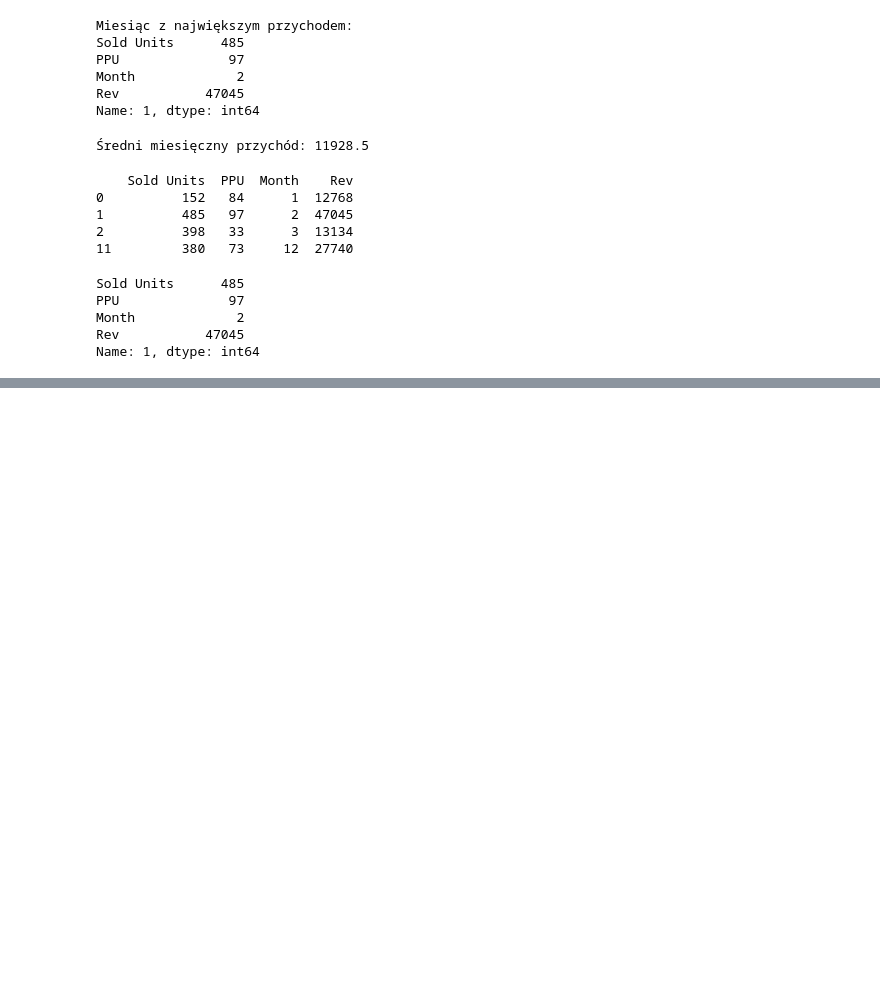
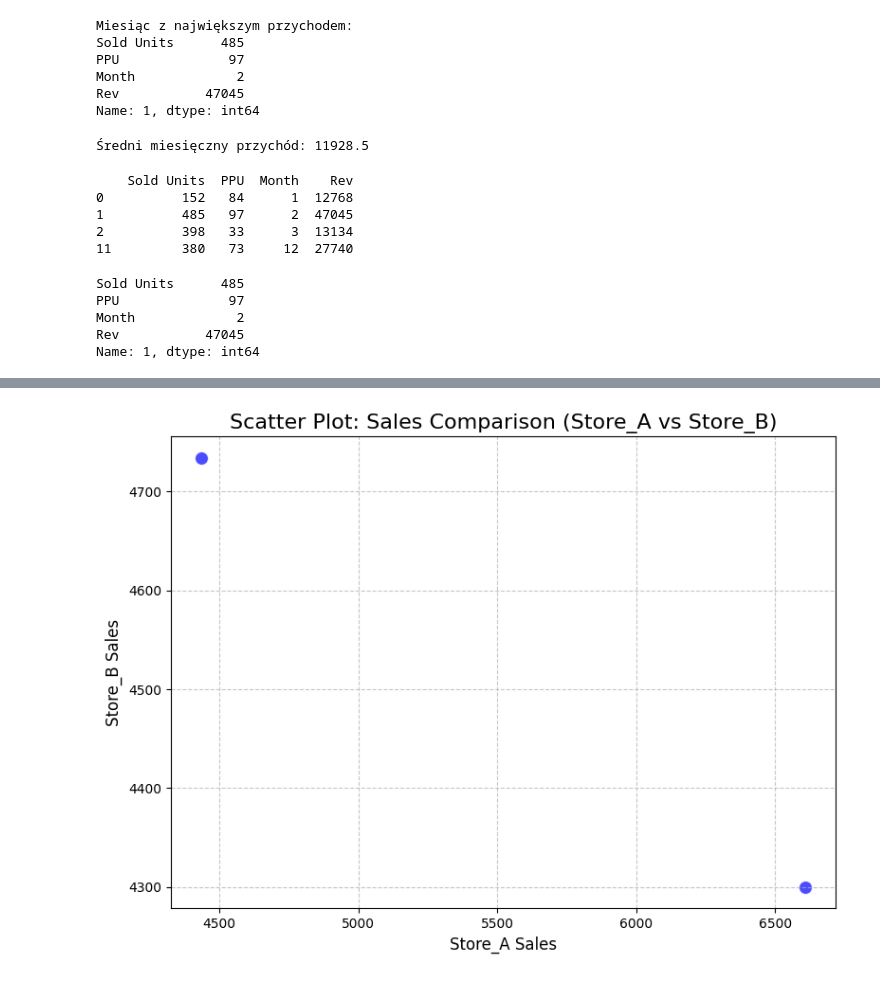
Before and after one commit to HMurawski/dump, a Jupyter notebook: dump_learning/180125/20n.ipynb, the cells around one changed output, grey strips where cells are left out. Drawn from its saved outputs; the diff is of its cells as text; code cells hidden in the pictures; blank space fills up the shorter version.

```diff
--- a/dump_learning/180125/20n.ipynb
+++ b/dump_learning/180125/20n.ipynb
@@ -143,0 +227,45 @@ Name: 1, dtype: int64
+# %%
+
+np.random.seed(42)
+data = pd.DataFrame({
+    "Store": np.random.choice(["Store_A", "Store_B", "Store_C", "Store_D"], size=24),
+    "Month": np.tile(["Jan", "Feb", "Mar", "Apr", "May", "Jun"], 4),
+    "Sales": np.random.randint(2000, 5000, size=24),
+    "Region": np.random.choice(["North", "South", "East", "West"], size=24),
+})
+
+
+store_a = data[data["Store"] == "Store_A"].groupby("Month")["Sales"].sum()
+store_b = data[data["Store"] == "Store_B"].groupby("Month")["Sales"].sum()
+
+# Łączenie danych w jeden DataFrame
+merged_data = pd.DataFrame({
+    "Store_A_Sales": store_a,
+    "Store_B_Sales": store_b
+}).reset_index()  # Resetowanie indeksu, aby 'Month' była kolumną
+
+# Usuwanie brakujących danych (jeśli jeden sklep nie miał sprzedaży w danym miesiącu)
+merged_data = merged_data.dropna()
+
+
+plt.figure(figsize=(8, 6))
+sns.scatterplot(
+    x="Store_A_Sales",
+    y="Store_B_Sales",
+    data=merged_data,
+    color="blue",
+    alpha=0.7,
+    s=100  # Rozmiar punktów
+)
+
+# Dodanie tytułu, etykiet osi i siatki
+plt.title("Scatter Plot: Sales Comparison (Store_A vs Store_B)", fontsize=16)
+plt.xlabel("Store_A Sales", fontsize=12)
+plt.ylabel("Store_B Sales", fontsize=12)
+plt.grid(visible=True, linestyle="--", alpha=0.7)
+
+
+plt.tight_layout()
+plt.show()
+# %% [output]
+[figure, added]
```
Also changed, not shown: parts of 6 cells of this notebook.
